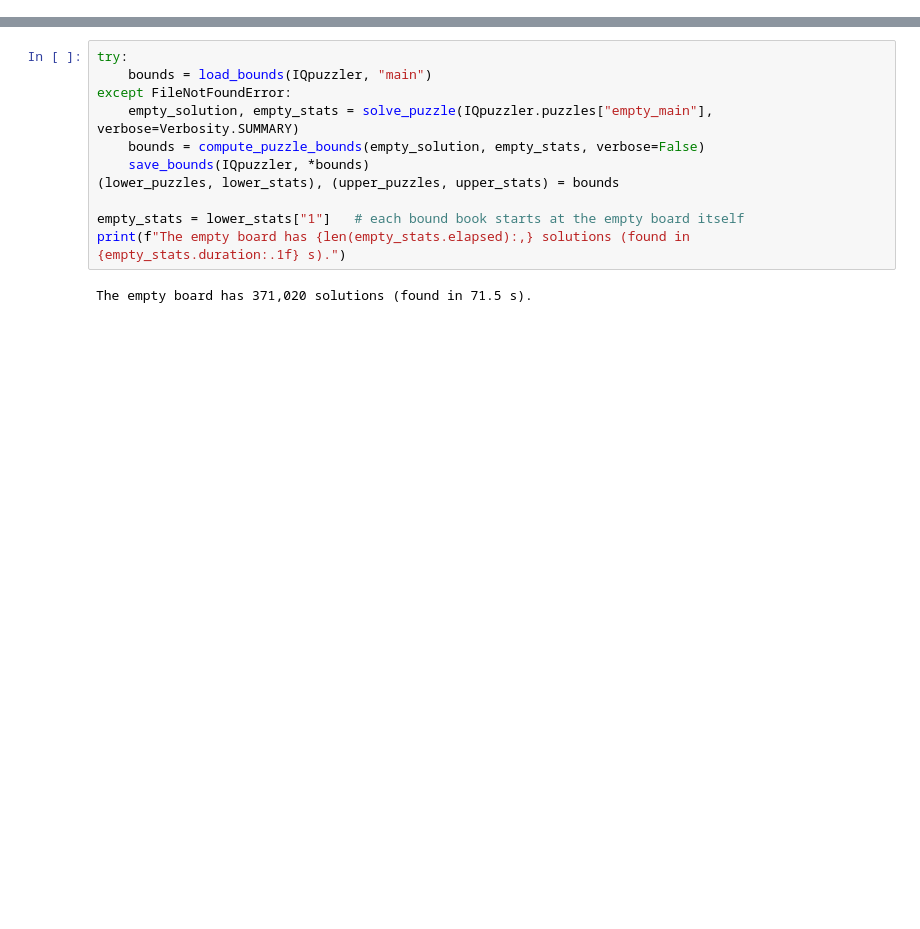
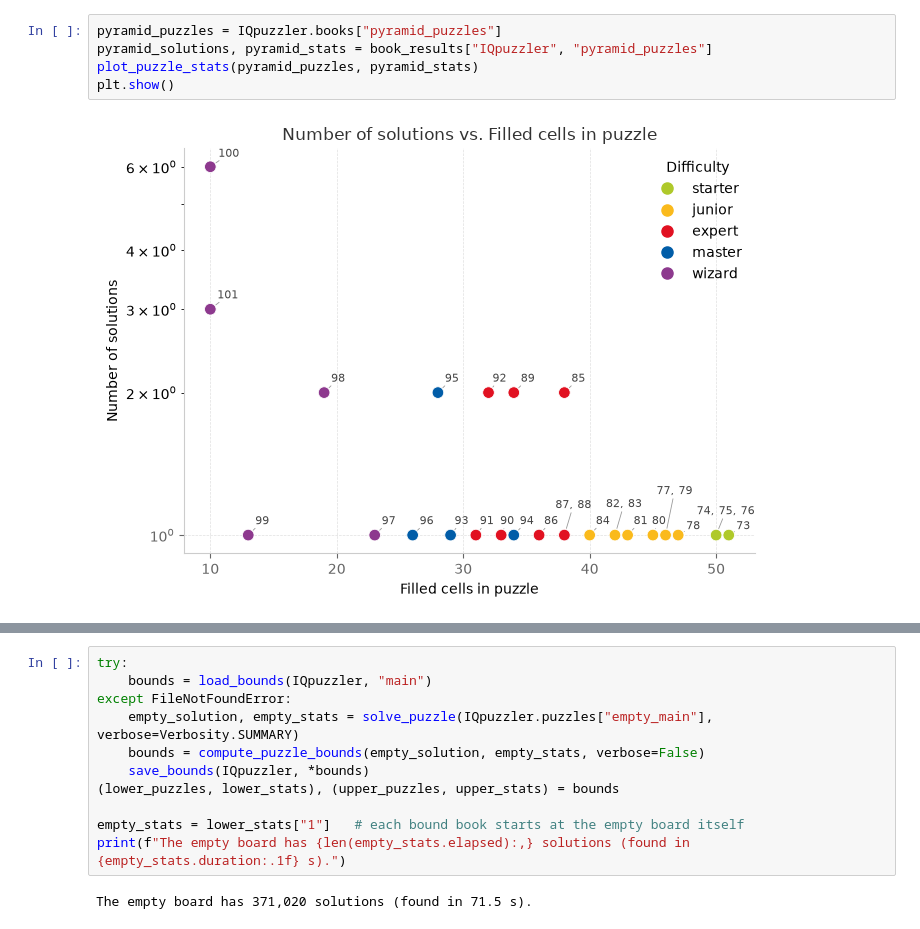
Before and after one commit to Olivier418/PugPuzzler, a Jupyter notebook: tutorial/2_findings.ipynb, the cells around one changed output, grey strips where cells are left out. Drawn from its saved outputs; the diff is of its cells as text; blank space fills up the shorter version.

```diff
--- a/tutorial/2_findings.ipynb
+++ b/tutorial/2_findings.ipynb
@@ -96,0 +121,7 @@ the bounds don't need them once computed. Delete the folder to force a recompute
+# %%
+pyramid_puzzles = IQpuzzler.books["pyramid_puzzles"]
+pyramid_solutions, pyramid_stats = book_results["IQpuzzler", "pyramid_puzzles"]
+plot_puzzle_stats(pyramid_puzzles, pyramid_stats)
+plt.show()
+# %% [output]
+[figure, added]
```
Also changed, not shown: parts of 45 cells of this notebook, 5 other files.
